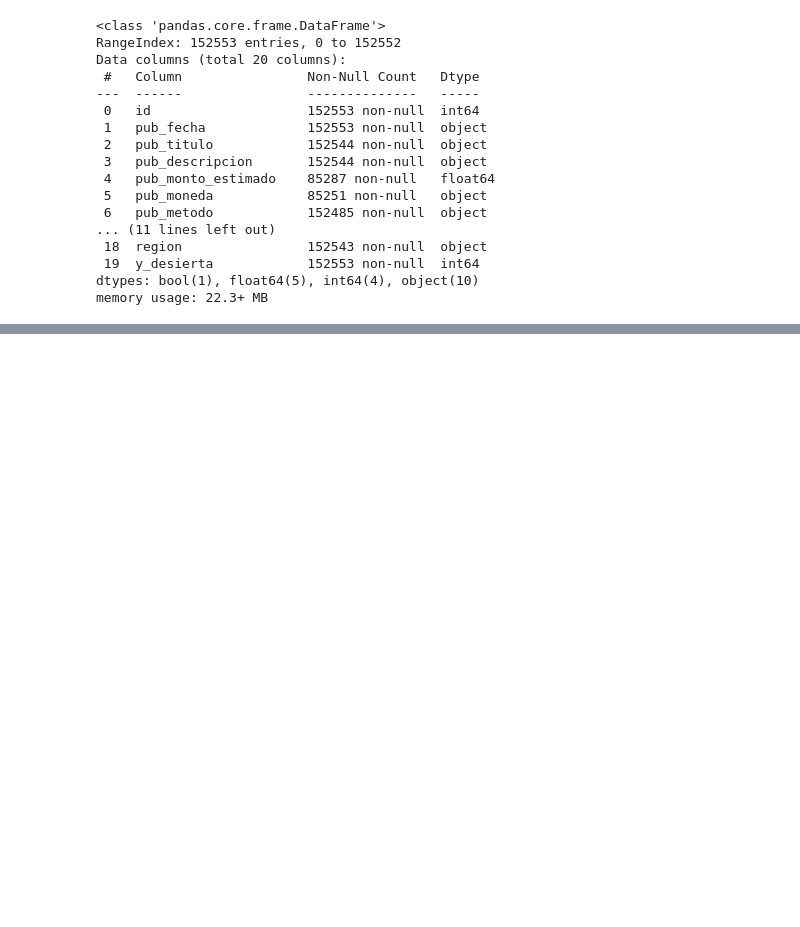
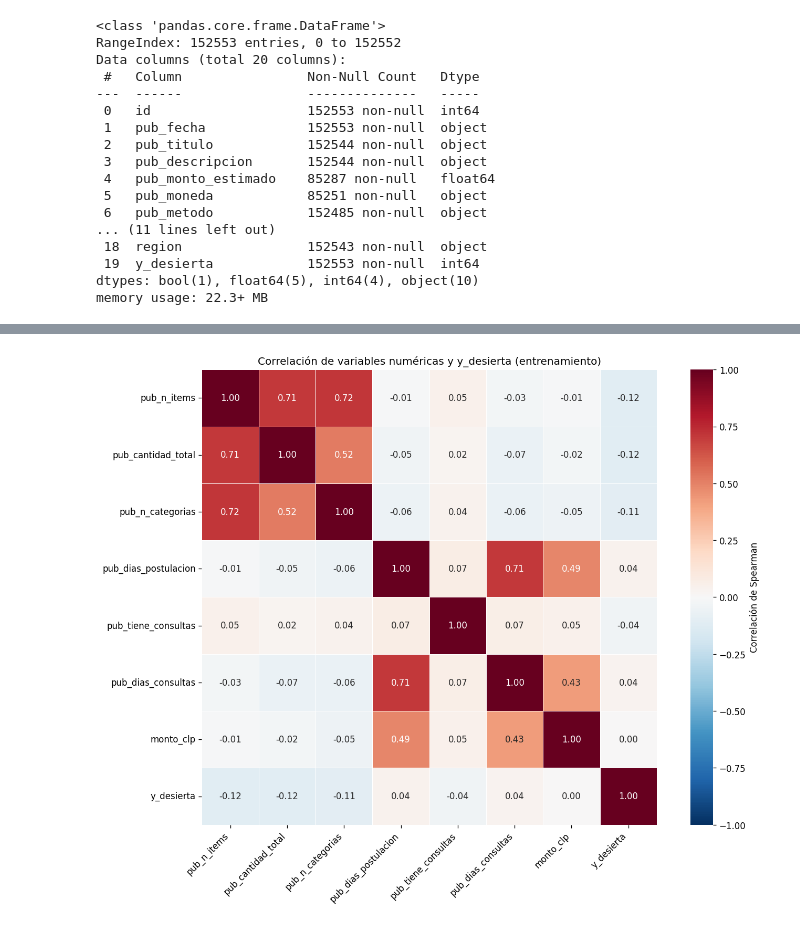
Before and after one commit to EduardoPerezMir/Tarea-2-ML, a Jupyter notebook: Pregunta2.ipynb, the cells around one changed output, grey strips where cells are left out. Drawn from its saved outputs; the diff is of its cells as text; code cells hidden in the pictures; blank space fills up the shorter version.

```diff
--- a/Pregunta2.ipynb
+++ b/Pregunta2.ipynb
@@ -310,0 +541,36 @@ plt.show()
+# %%
+# Solo entrenamiento: no se consulta test_df para decidir las variables.
+columnas_excluidas_correlacion = ["id", "pub_categoria_id", "pub_monto_estimado"]
+x_correlacion = (
+    x_train.select_dtypes(include=["number", "bool"])
+    .drop(columns=columnas_excluidas_correlacion, errors="ignore")
+    .replace([np.inf, -np.inf], np.nan)
+)
+columnas_constantes = x_correlacion.columns[
+    x_correlacion.nunique(dropna=True).le(1)
+].tolist()
+x_correlacion = x_correlacion.drop(columns=columnas_constantes)
+if x_correlacion.empty:
+    raise ValueError("No hay variables numéricas con variación para calcular la correlación")
+
+datos_correlacion = x_correlacion.copy()
+datos_correlacion[TARGET] = y_train.reindex(x_correlacion.index)
+matriz_correlacion = datos_correlacion.corr(method="spearman")
+matriz_correlacion_pearson = datos_correlacion.corr(method="pearson")
+
+fig, ax = plt.subplots(figsize=(12, 9))
+sns.heatmap(
+    matriz_correlacion, annot=True, fmt=".2f", cmap="RdBu_r",
+    vmin=-1, vmax=1, center=0, square=True, linewidths=0.5,
+    cbar_kws={"label": "Correlación de Spearman"}, ax=ax
+)
+ax.set_title("Correlación de variables numéricas y y_desierta (entrenamiento)")
+plt.xticks(rotation=45, ha="right")
+plt.yticks(rotation=0)
+plt.tight_layout()
+plt.show()
+
+if columnas_constantes:
+    print("Variables constantes o sin datos excluidas:", columnas_constantes)
+# %% [output]
+[figure, added]
```
Also changed, not shown: parts of 35 cells of this notebook, 4 other files.
